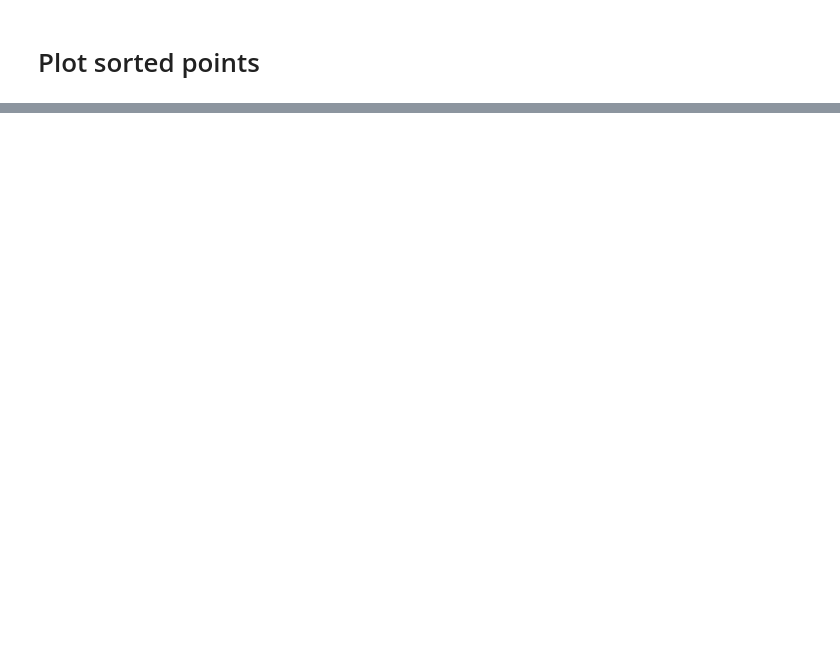
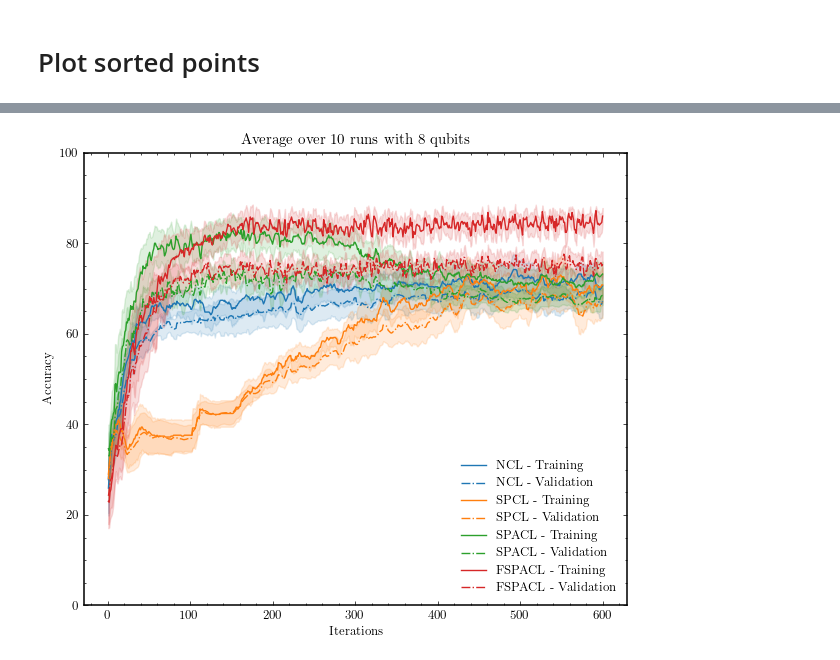
Before and after one commit to erikrecio/qurriculum_learning, a Jupyter notebook: Phase Recognition/main_penny5-jaxopt.ipynb, the cells around one changed output, grey strips where cells are left out. Drawn from its saved outputs; the diff is of its cells as text; code cells hidden in the pictures; blank space fills up the shorter version.

```diff
--- a/Phase Recognition/main_penny5-jaxopt.ipynb
+++ b/Phase Recognition/main_penny5-jaxopt.ipynb
@@ -1613,3 +1642,78 @@ with plt.style.context(['science', 'std-colors']):
+# %%
+from matplotlib import pyplot as plt
+import pandas as pd
+import ast
+import numpy as np
+import scienceplots
+import latex
+
+nqubits = 8
+time_now = "2024-05-20 11-20-27"
+
+# file_names = ["NCL","RAND","CL","ACL"] #1
+# file_names = ["NCL","SPCL","SPACL","FSPACL"] #2
+# file_names = ["NCL","RAND"] #3
+
+data_file_names = []
+for file_name in file_names:
+    data_file_names.append(f"{time_now} - Data - {file_name}.csv")
+
+colors = ['#1f77b4', '#ff7f0e', '#2ca02c', '#d62728', '#9467bd', '#8c564b', '#e377c2', '#7f7f7f', '#bcbd22', '#17becf']
+
+fontfig = 9
+plt.rcParams.update({'font.size': fontfig})
+plt.rcParams.update({'font.family': 'times'})
+
+
+with plt.style.context(['science', 'std-colors']):
+
+    plt.rcParams['axes.linewidth'] = 1.10
+    fig, axis = plt.subplots(1,1)
+    fig.set_figheight(5)
+    fig.set_figwidth(6)
+    fig.tight_layout()
+
+    i=0
+    for data_file_name in data_file_names:
+
+        # Read the saved data #####################
+        read_data = pd.read_csv(data_file_name,
+                                usecols=["losses",
+                                        "acc_train",
+                                        "acc_val"],
+                                converters={"losses":ast.literal_eval,
+                                        "acc_train":ast.literal_eval,
+                                        "acc_val":ast.literal_eval})
+
+        all_runs_losses = np.array(list(map(np.array, read_data["losses"])))
+        all_runs_acc_train = np.array(list(map(np.array, read_data["acc_train"])))
+        all_runs_acc_val = np.array(list(map(np.array, read_data["acc_val"])))
+
+        # We take the averages
+        losses = np.mean(all_runs_losses, axis=0)
+        acc_train = np.mean(all_runs_acc_train, axis=0)
+        acc_val = np.mean(all_runs_acc_val, axis=0)
+
+        std_losses = np.std(all_runs_losses, axis=0)
+        std_acc_train = np.std(all_runs_acc_train, axis=0)
+        std_acc_val = np.std(all_runs_acc_val, axis=0)
+
+        iterations = range(1, len(read_data["losses"][0])+1)
+
+        axis.plot(iterations, acc_train, label=file_names[i]+" - Training", color=colors[i])
+        axis.fill_between(iterations, acc_train - std_acc_train/2, acc_train + std_acc_train/2, color=colors[i], alpha=0.15)
+        axis.plot(iterations, acc_val, '-.', label=file_names[i]+" - Validation", color=colors[i])
+        axis.fill_between(iterations, acc_val - std_acc_val/2, acc_val + std_acc_val/2, color=colors[i], alpha=0.15)
+        i+=1
+
+    axis.set_xlabel('Iterations')
+    axis.set_ylabel('Accuracy %')
+    axis.set_ylim(0,100)
+    axis.set_title(f"Average over {len(all_runs_acc_val)} runs with {nqubits} qubits")
+    plt.legend(loc="lower right")
+    plt.show()
+# %% [output]
+[figure, added]
 # %%
 import matplotlib as mpl
 mpl.rcParams.update(mpl.rcParamsDefault)
```
Also changed, not shown: parts of 32 cells of this notebook.
